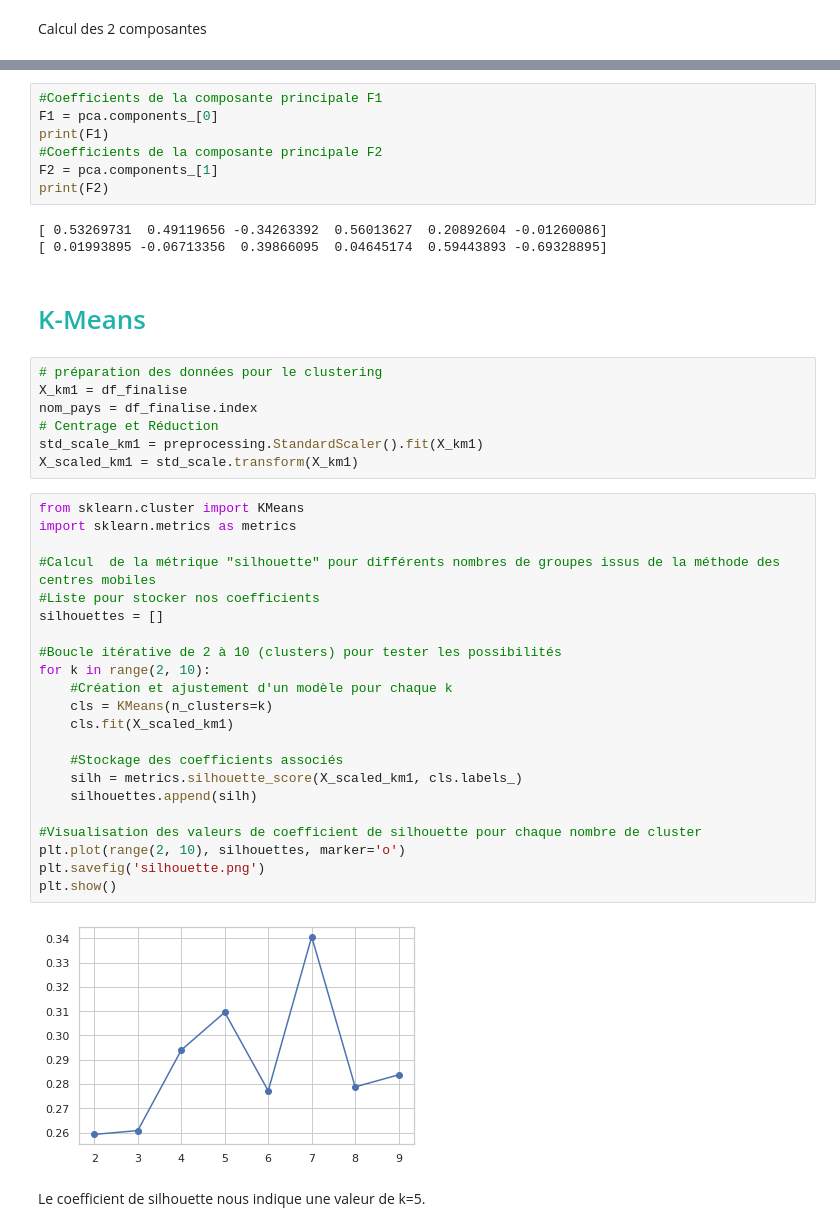
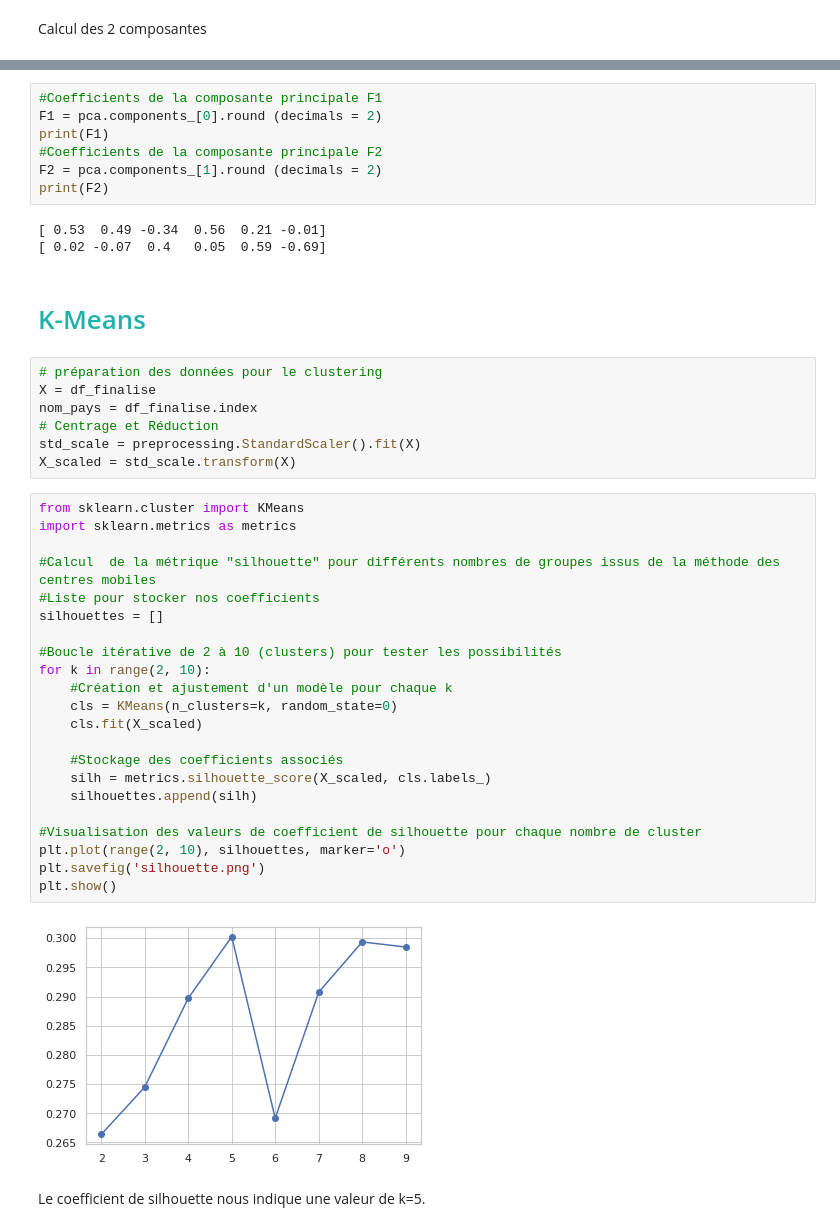
Before and after one commit to Randasabag/Etude-de-march-de-la-poule-qui-chante-avec-Python, a Jupyter notebook: projet9V1.ipynb, the cells around one changed output, grey strips where cells are left out. Drawn from its saved outputs; the diff is of its cells as text.

```diff
--- a/projet9V1.ipynb
+++ b/projet9V1.ipynb
@@ -1705,46 +1696,46 @@ df_comp.head(10)
 # %%
 #Coefficients de la composante principale F1
-F1 = pca.components_[0]
+F1 = pca.components_[0].round (decimals = 2)
 print(F1)
 #Coefficients de la composante principale F2
-F2 = pca.components_[1]
+F2 = pca.components_[1].round (decimals = 2)
 print(F2)
 # %% [output]
-[ 0.53269731  0.49119656 -0.34263392  0.56013627  0.20892604 -0.01260086]
-[ 0.01993895 -0.06713356  0.39866095  0.04645174  0.59443893 -0.69328895]
+[ 0.53  0.49 -0.34  0.56  0.21 -0.01]
+[ 0.02 -0.07  0.4   0.05  0.59 -0.69]
 # %% [markdown]
 # <a name="C20"><font color='LightSeaGreen'>K-Means</font></a>
 # %%
 # préparation des données pour le clustering
-X_km1 = df_finalise
+X = df_finalise
 nom_pays = df_finalise.index
 # Centrage et Réduction
-std_scale_km1 = preprocessing.StandardScaler().fit(X_km1)
-X_scaled_km1 = std_scale.transform(X_km1)
+std_scale = preprocessing.StandardScaler().fit(X)
+X_scaled = std_scale.transform(X)
 # %%
 from sklearn.cluster import KMeans
 import sklearn.metrics as metrics
 
 #Calcul  de la métrique "silhouette" pour différents nombres de groupes issus de la méthode des centres mobiles
 #Liste pour stocker nos coefficients
 silhouettes = []
 
 #Boucle itérative de 2 à 10 (clusters) pour tester les possibilités
 for k in range(2, 10):
     #Création et ajustement d'un modèle pour chaque k
-    cls = KMeans(n_clusters=k)
-    cls.fit(X_scaled_km1)
+    cls = KMeans(n_clusters=k, random_state=0)
+    cls.fit(X_scaled)
 
     #Stockage des coefficients associés
-    silh = metrics.silhouette_score(X_scaled_km1, cls.labels_)
+    silh = metrics.silhouette_score(X_scaled, cls.labels_)
     silhouettes.append(silh)
 
 #Visualisation des valeurs de coefficient de silhouette pour chaque nombre de cluster
 plt.plot(range(2, 10), silhouettes, marker='o')
 plt.savefig('silhouette.png')
 plt.show()
 # %% [output]
-[figure, old version]
+[figure, new version]
 # %% [markdown]
 Le coefficient de silhouette nous indique une valeur de k=5.
 # %%
```
Also changed, not shown: parts of 53 cells of this notebook.
